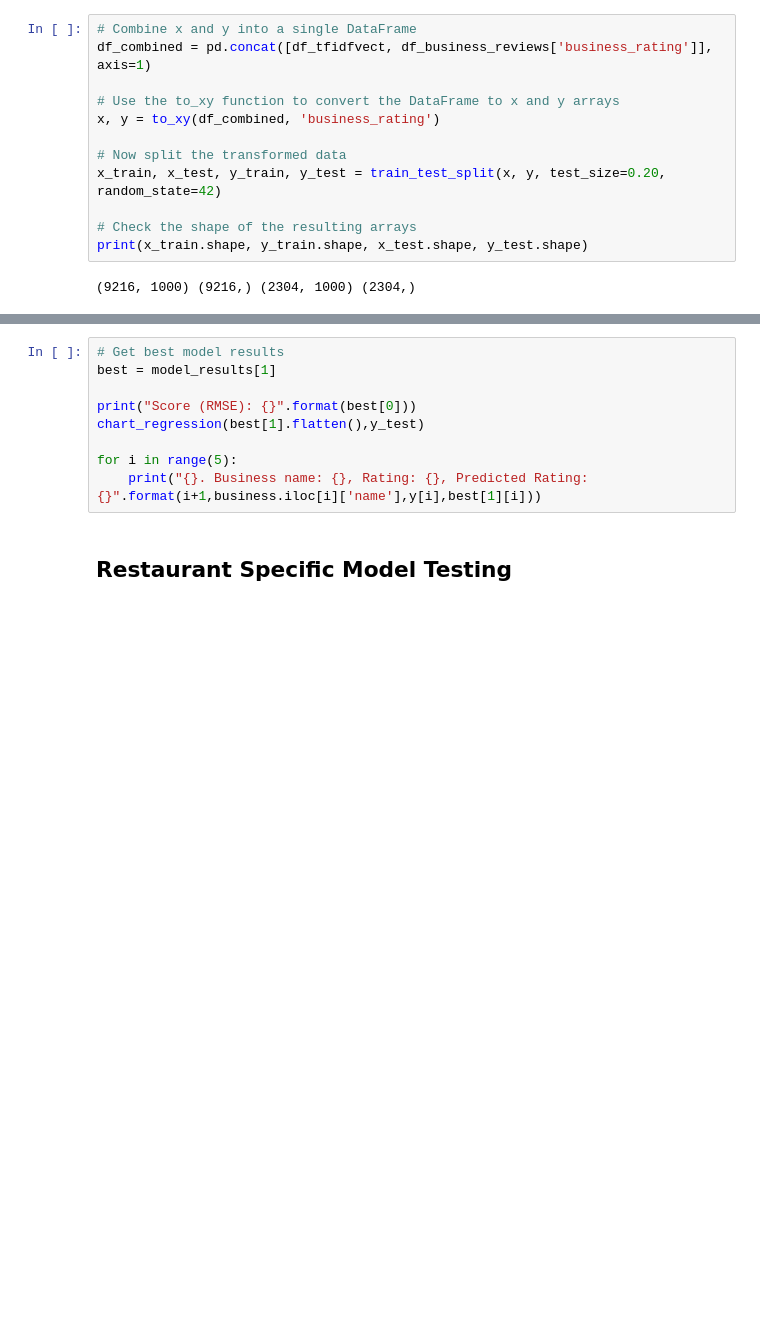
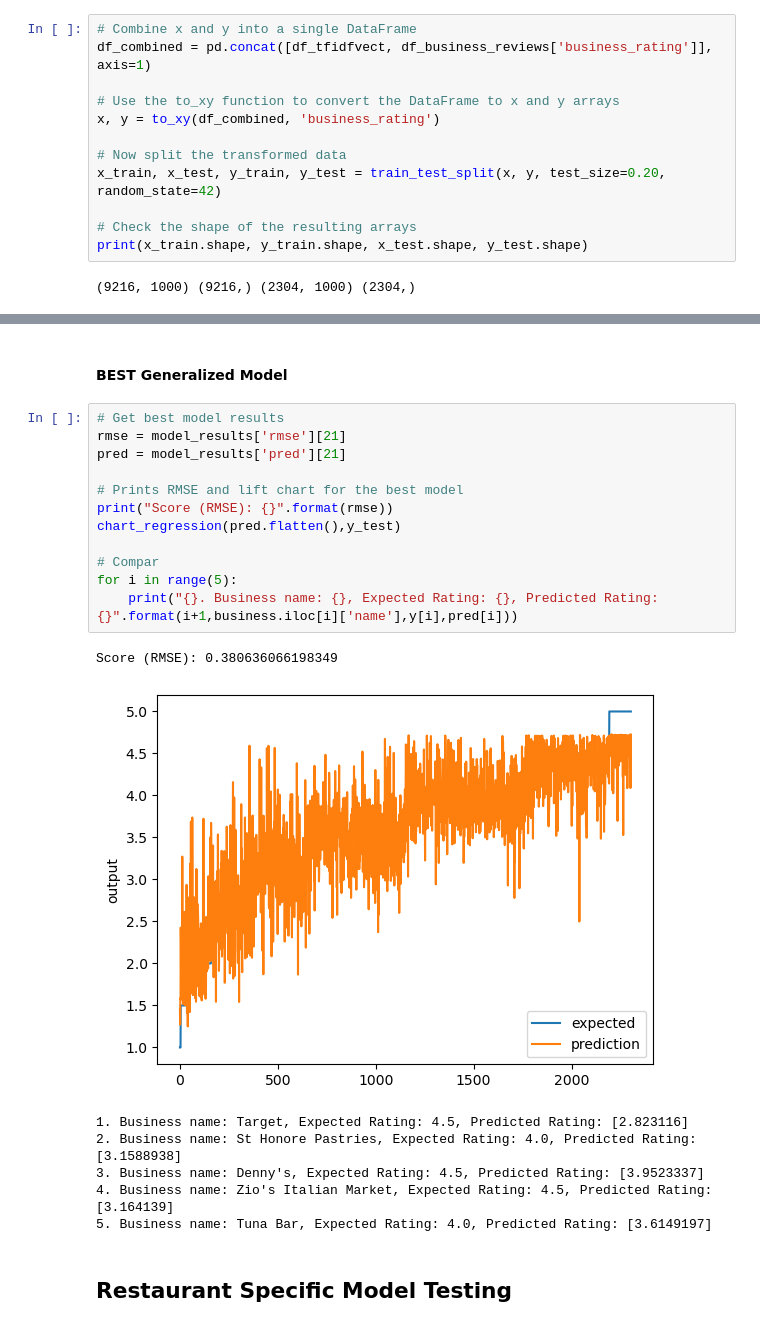
Before and after one commit to chkathi/intelligent-systems, a Jupyter notebook: P1/Regression_new.ipynb, the cells around one changed output, grey strips where cells are left out. Drawn from its saved outputs; the diff is of its cells as text; blank space fills up the shorter version.

```diff
--- a/P1/Regression_new.ipynb
+++ b/P1/Regression_new.ipynb
@@ -373,12 +366,25 @@ model_results
+# %% [markdown]
+#### BEST Generalized Model
 # %%
 # Get best model results
-best = model_results[1]
+rmse = model_results['rmse'][21]
+pred = model_results['pred'][21]
 
-print("Score (RMSE): {}".format(best[0]))
-chart_regression(best[1].flatten(),y_test)
+# Prints RMSE and lift chart for the best model
+print("Score (RMSE): {}".format(rmse))
+chart_regression(pred.flatten(),y_test)
 
+# Compar
 for i in range(5):
-    print("{}. Business name: {}, Rating: {}, Predicted Rating: {}".format(i+1,business.iloc[i]['name'],y[i],best[1][i]))
+    print("{}. Business name: {}, Expected Rating: {}, Predicted Rating: {}".format(i+1,business.iloc[i]['name'],y[i],pred[i]))
+# %% [output]
+Score (RMSE): 0.380636066198349
+[figure, added]
+1. Business name: Target, Expected Rating: 4.5, Predicted Rating: [2.823116]
+2. Business name: St Honore Pastries, Expected Rating: 4.0, Predicted Rating: [3.1588938]
+3. Business name: Denny's, Expected Rating: 4.5, Predicted Rating: [3.9523337]
+4. Business name: Zio's Italian Market, Expected Rating: 4.5, Predicted Rating: [3.164139]
+5. Business name: Tuna Bar, Expected Rating: 4.0, Predicted Rating: [3.6149197]
 # %% [markdown]
 ## Restaurant Specific Model Testing
 # %%
```
Also changed, not shown: parts of 23 cells of this notebook.
